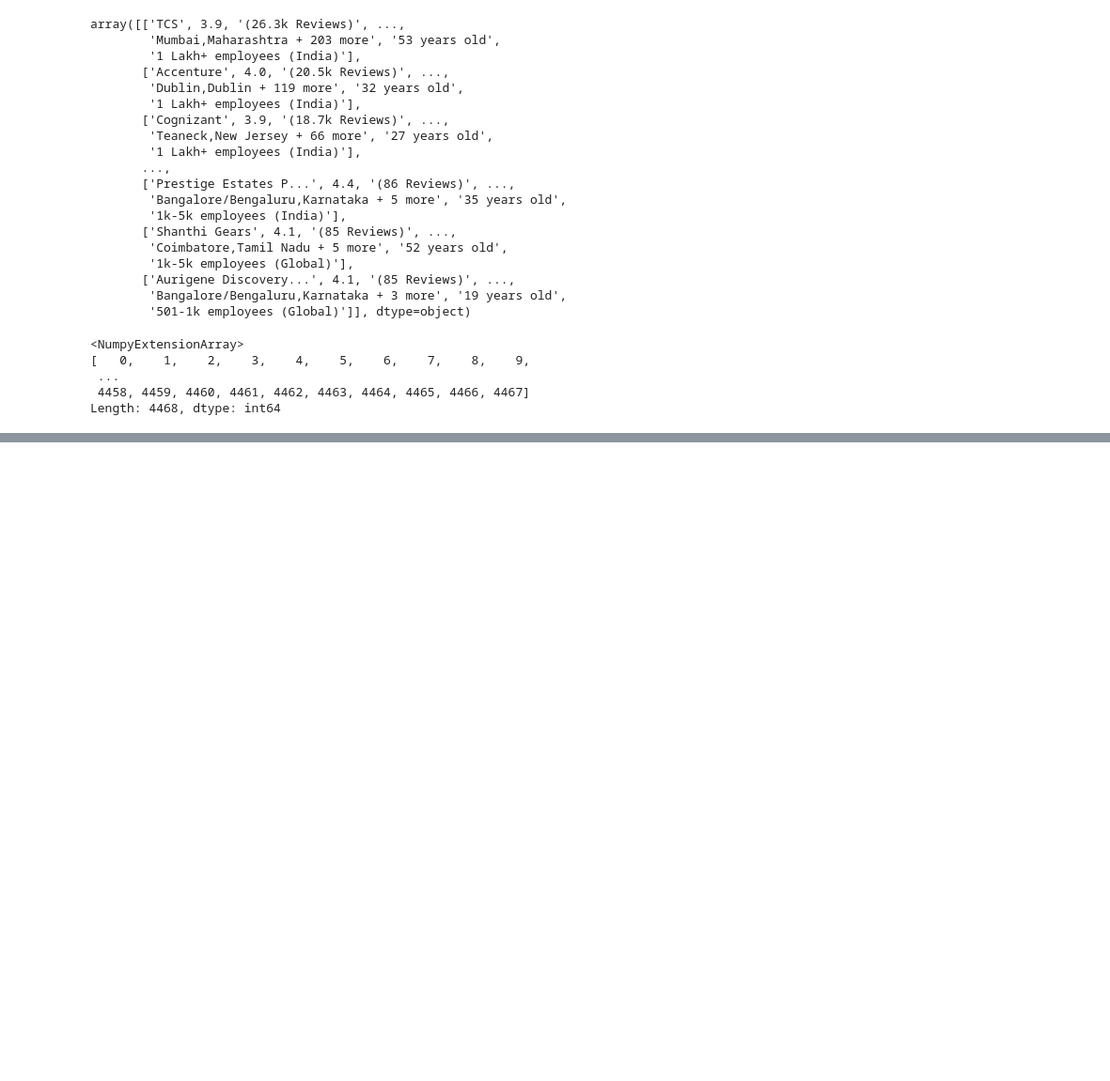
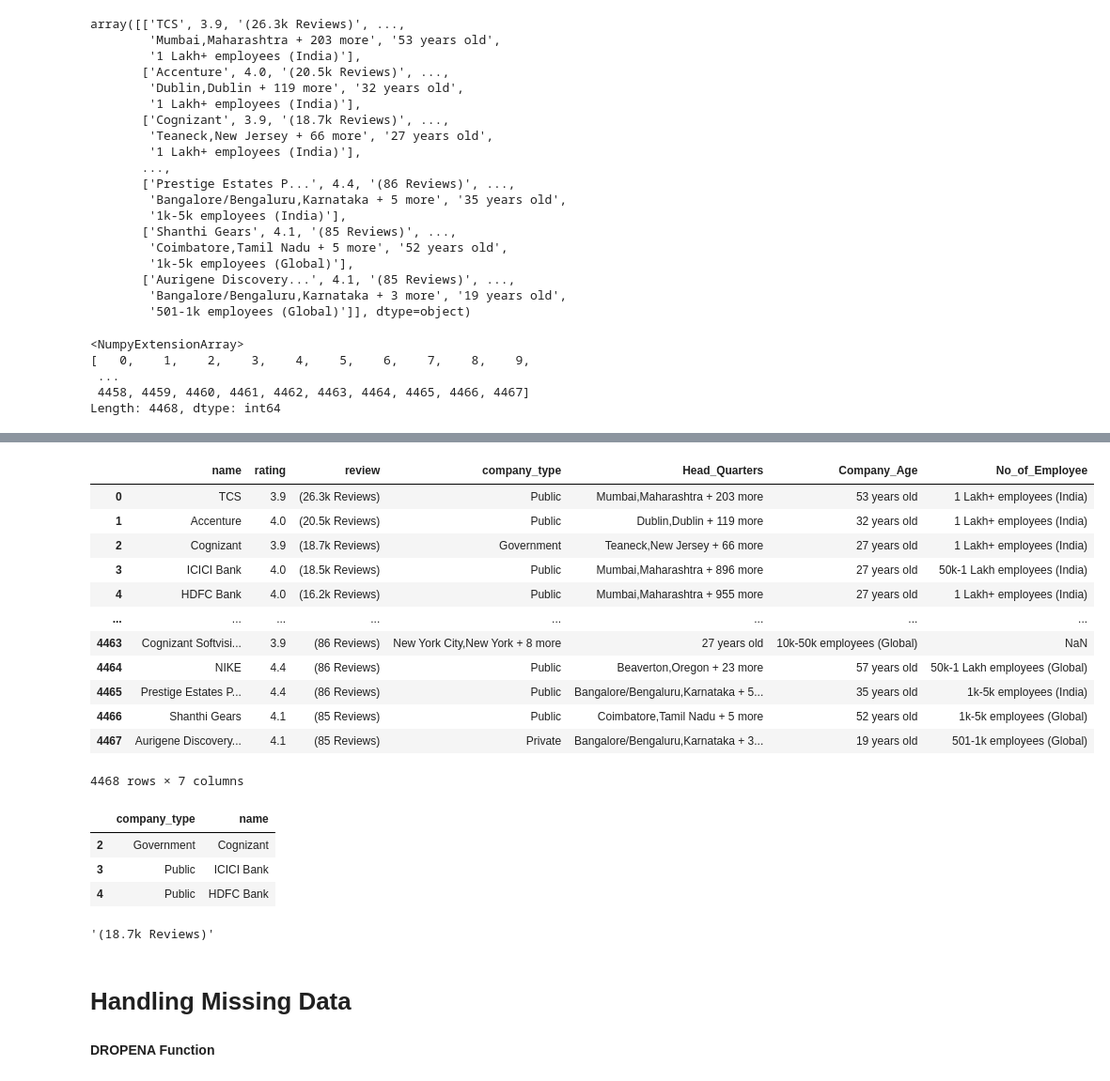
Before and after one commit to saurabh18102001/Python-Library, a Jupyter notebook: pandasNotes.ipynb, the cells around one changed output, grey strips where cells are left out. Shown at 94% size. Saved outputs shown, nothing was run; the diff lists cells and outputs as text; code cells hidden in the pictures; blank space fills up the shorter version.

```diff
--- a/pandasNotes.ipynb
+++ b/pandasNotes.ipynb
@@ -478,0 +494,32 @@ Length: 4468, dtype: int64
+# %%
+df.loc[2,"company_type"]= "Government"
+df
+# %% [output]
+|  | name | rating | review | company_type | Head_Quarters | Company_Age | No_of_Employee |
+| 0 | TCS | 3.9 | (26.3k Reviews) | Public | Mumbai,Maharashtra + 203 more | 53 years old | 1 Lakh+ employees (India) |
+| 1 | Accenture | 4.0 | (20.5k Reviews) | Public | Dublin,Dublin + 119 more | 32 years old | 1 Lakh+ employees (India) |
+| 2 | Cognizant | 3.9 | (18.7k Reviews) | Government | Teaneck,New Jersey + 66 more | 27 years old | 1 Lakh+ employees (India) |
+| 3 | ICICI Bank | 4.0 | (18.5k Reviews) | Public | Mumbai,Maharashtra + 896 more | 27 years old | 50k-1 Lakh employees (India) |
+| 4 | HDFC Bank | 4.0 | (16.2k Reviews) | Public | Mumbai,Maharashtra + 955 more | 27 years old | 1 Lakh+ employees (India) |
+| ... | ... | ... | ... | ... | ... | ... | ... |
+| 4463 | Cognizant Softvisi... | 3.9 | (86 Reviews) | New York City,New York + 8 more | 27 years old | 10k-50k employees (Global) | NaN |
+| 4464 | NIKE | 4.4 | (86 Reviews) | Public | Beaverton,Oregon + 23 more | 57 years old | 50k-1 Lakh employees (Global) |
+| 4465 | Prestige Estates P... | 4.4 | (86 Reviews) | Public | Bangalore/Bengaluru,Karnataka + 5... | 35 years old | 1k-5k employees (India) |
+| 4466 | Shanthi Gears | 4.1 | (85 Reviews) | Public | Coimbatore,Tamil Nadu + 5 more | 52 years old | 1k-5k employees (Global) |
+| 4467 | Aurigene Discovery... | 4.1 | (85 Reviews) | Private | Bangalore/Bengaluru,Karnataka + 3... | 19 years old | 501-1k employees (Global) |
+4468 rows × 7 columns
+# %%
+df.loc[[2,3,4],["company_type","name"]]
+# %% [output]
+|  | company_type | name |
+| 2 | Government | Cognizant |
+| 3 | Public | ICICI Bank |
+| 4 | Public | HDFC Bank |
+# %%
+df.iloc[2,2]
+# %% [output]
+'(18.7k Reviews)'
+# %% [markdown]
+# **Handling Missing Data**
+# %% [markdown]
+**DROPENA Function**
```
Also changed, not shown: parts of 44 cells of this notebook.
